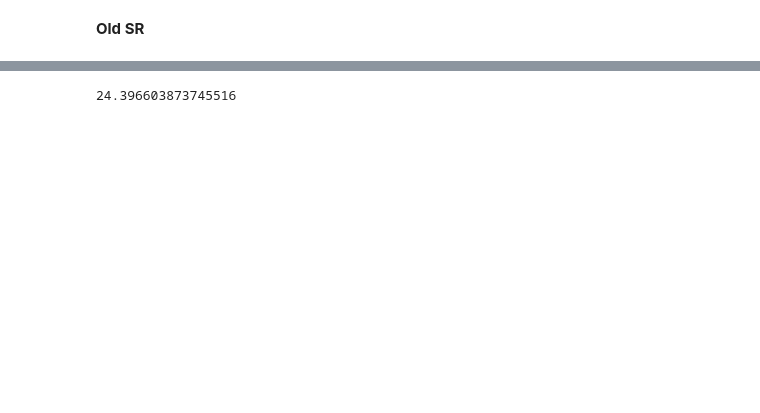
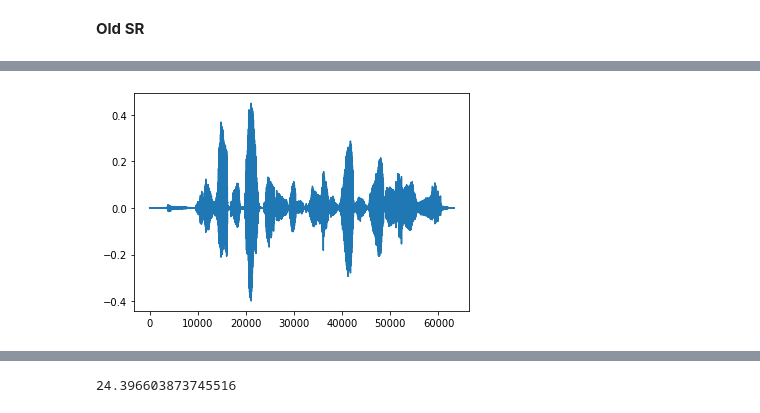
Before and after one commit to haiciyang/SANAC, a Jupyter notebook: src/Listenning_test_0610.ipynb, the cells around one changed output, grey strips where cells are left out. Saved outputs shown, nothing was run; the diff lists cells and outputs as text; code cells hidden in the pictures; blank space fills up the shorter version.

```diff
--- a/src/Listenning_test_0610.ipynb
+++ b/src/Listenning_test_0610.ipynb
@@ -256,9 +256,10 @@ window_in_data = False
 
 # model_2 = torch.load('../models/1220_193421_32_d6_0db_Prop.model') # SR
 
-model2_0 = torch.load('../models/0106_125430_32_d3__Base_stage0.model') # noSR mixture
-model2_1 = torch.load('../models/0106_125430_32_d3__Base_stage1ept0.model')
-model2_2 = torch.load('../models/0106_125430_32_d3__Base.model')
+# model2_0 = torch.load('../models/0106_125430_32_d3__Base_stage0.model') # noSR mixture
+# model2_1 = torch.load('../models/0106_125430_32_d3__Base_stage1ept0.model')
+# model2_2 = torch.load('../models/0106_125430_32_d3__Base.model')
+model = torch.load('../models/0108_155025_32_d1__Base_epoch6.model')
 # %%
 # c, x, c_l, x_l = gen_sound(i=1, db=0, window_in_data=window_in_data)
 # ipd.Audio(x/max(x), rate = 16000)
@@ -269,16 +270,10 @@ ipd.Audio(c/max(c), rate = 16000)
 # %% [output]
 [interactive output not drawn]
 # %%
-rs1, rx1 = generate_result(model2_1, c_l, window_in_data=window_in_data)
+rs1, rx1 = generate_result(model, c_l, window_in_data=window_in_data)
 # import soundfile as sf
 # sf.write('../testuttr/uttr1_base_final_noSR.wav',  rx1/max(rx1), 16000, 'PCM_24')
 # librosa.output.write_wav('../testuttr/uttr1_stage0.wav',)
 ipd.Audio(rx1/max(abs(rx1)), rate = 16000)
 # %% [output]
 [interactive output not drawn]
-# %%
-rs1, rx1 = generate_result(model1, x_l, window_in_data=window_in_data)
-# import soundfile as sf
-# sf.write('../testuttr/uttr1_base_final_noSR.wav',  rx1/max(rx1), 16000, 'PCM_24')
-# librosa.output.write_wav('../testuttr/uttr1_stage0.wav',)
-ipd.Audio(rx1/max(abs(rx1)), rate = 16000)
@@ -286,0 +285,6 @@ ipd.Audio(rx1/max(abs(rx1)), rate = 16000)
+# %%
+from matplotlib import pyplot as plt
+plt.plot(rx1)
+plt.show()
+# %% [output]
+[figure, added]
```
Also changed, not shown: parts of 7 cells of this notebook, 2 other files.
